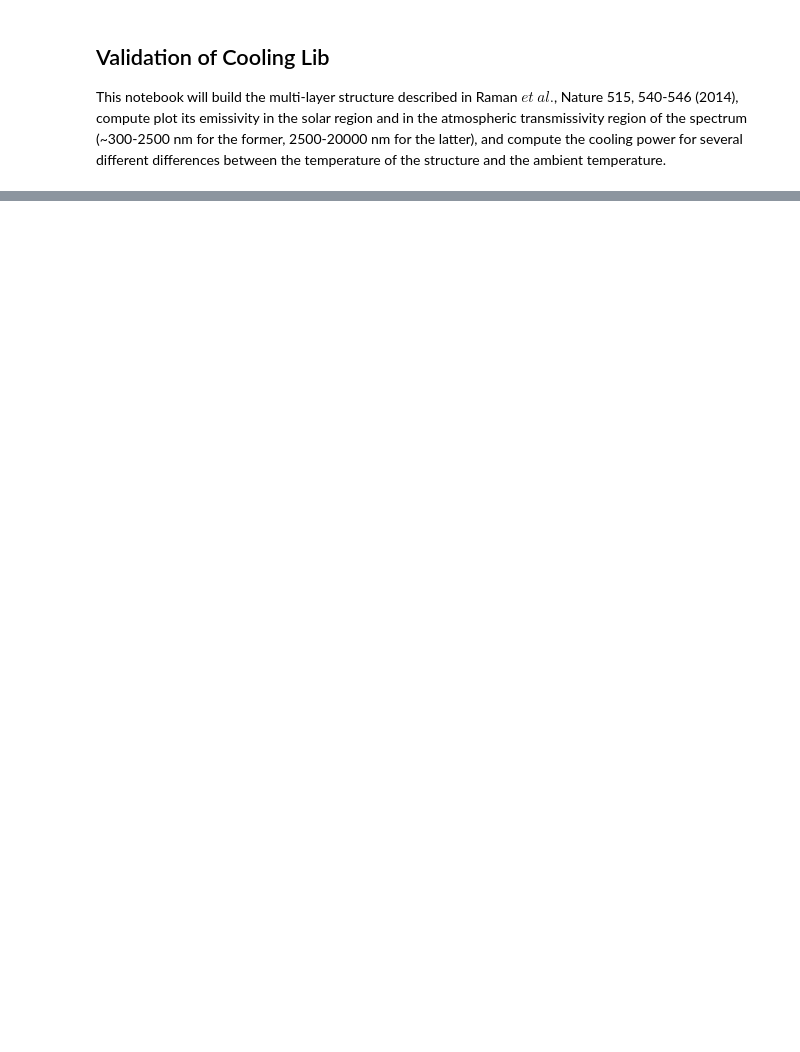
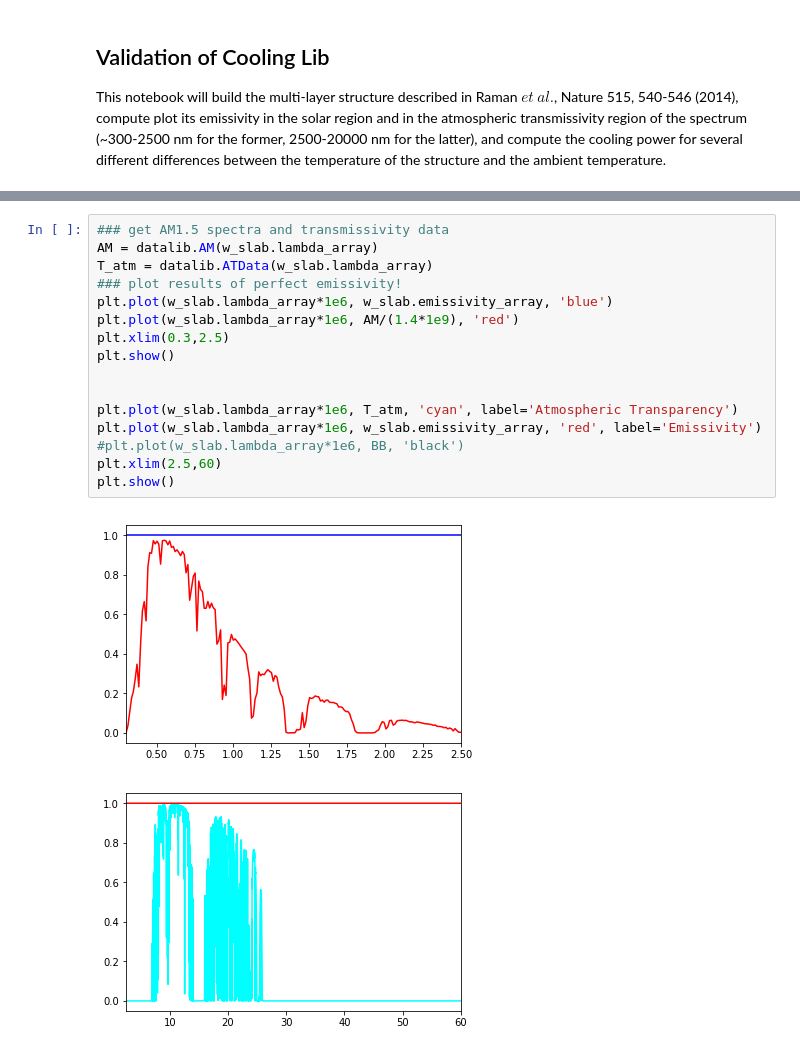
Before and after one commit to FoleyLab/wptherml_v1.0.0, a Jupyter notebook: Validate_Cooling.ipynb, the cells around one changed output, grey strips where cells are left out. Drawn from its saved outputs; the diff is of its cells as text; blank space fills up the shorter version.

```diff
--- a/Validate_Cooling.ipynb
+++ b/Validate_Cooling.ipynb
@@ -56,0 +56,19 @@ Net Power flux out of the structure is  -267.78146070483933 W/m^2
+# %%
+### get AM1.5 spectra and transmissivity data
+AM = datalib.AM(w_slab.lambda_array)
+T_atm = datalib.ATData(w_slab.lambda_array)
+### plot results of perfect emissivity!
+plt.plot(w_slab.lambda_array*1e6, w_slab.emissivity_array, 'blue')
+plt.plot(w_slab.lambda_array*1e6, AM/(1.4*1e9), 'red')
+plt.xlim(0.3,2.5)
+plt.show()
+
+
+plt.plot(w_slab.lambda_array*1e6, T_atm, 'cyan', label='Atmospheric Transparency')
+plt.plot(w_slab.lambda_array*1e6, w_slab.emissivity_array, 'red', label='Emissivity')
+#plt.plot(w_slab.lambda_array*1e6, BB, 'black')
+plt.xlim(2.5,60)
+plt.show()
+# %% [output]
+[figure, added]
+[figure, added]
```
Also changed, not shown: parts of 4 cells of this notebook, 2 other files.
